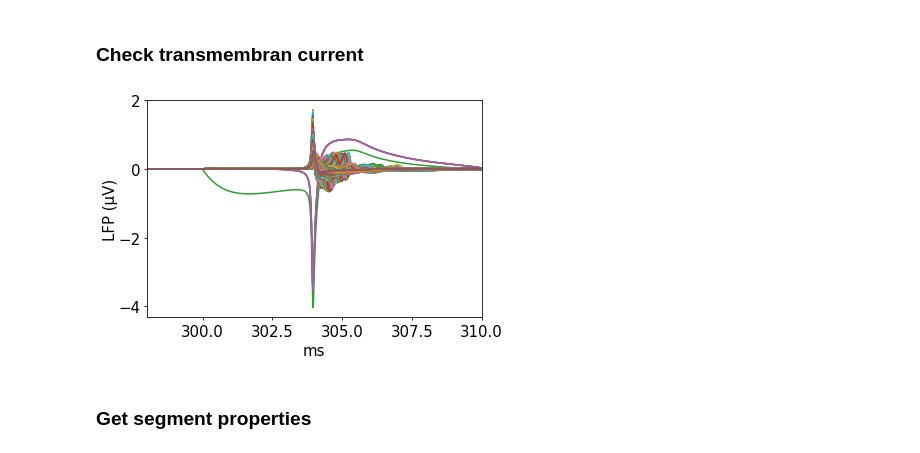
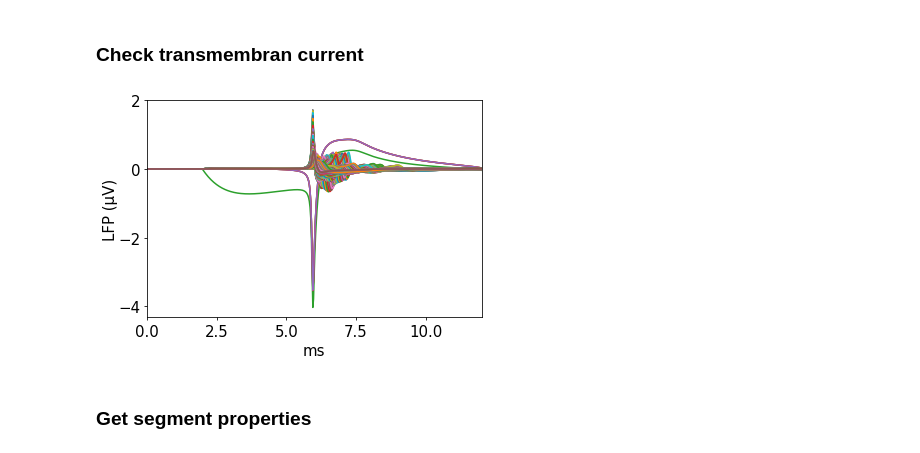
Before and after one commit to chenziao/detailed-single-cell, a Jupyter notebook: process_L5_cell_record.ipynb, the cells around one changed output. Drawn from its saved outputs; the diff is of its cells as text; code cells hidden in the pictures.

```diff
--- a/process_L5_cell_record.ipynb
+++ b/process_L5_cell_record.ipynb
@@ -36,23 +36,23 @@ plt.show()
 # %%
 from utils.plotting.plot_results import plot_lfp_traces
 
 filename = 'trans_mem_report.h5'
 im_file = outpath  + filename
 with h5py.File(im_file,'r') as im_f:
     dt = im_f['report/biophysical/mapping/time'][2]
     idx = im_f['report/biophysical/mapping/node_ids'][()].tolist().index(cell_id)
     idx = slice(*im_f['report/biophysical/mapping/index_pointer'][()][[idx, idx+1]])
     im = im_f['report/biophysical/data'][()][:,idx].T
     seg_x = im_f['report/biophysical/mapping/element_pos'][()]
     sec_id = im_f['report/biophysical/mapping/element_ids'][()]
 
 idx = (t>=298) & (t<=310.)
-fig,ax = plot_lfp_traces(t[idx],im.T[idx, :],fontsize=15,labelpad=0,ticksize=15,tick_length=3,nbins=5)
-
 im = im[:, idx]
 t = t[:im.shape[1]]
+
+fig,ax = plot_lfp_traces(t,im.T,fontsize=15,labelpad=0,ticksize=15,tick_length=3,nbins=5)
 # %% [output]
-[figure, old version]
+[figure, new version]
 # %% [markdown]
 ### Get segment properties
 # %%
```
Also changed, not shown: parts of 11 cells of this notebook, 1 other file.
